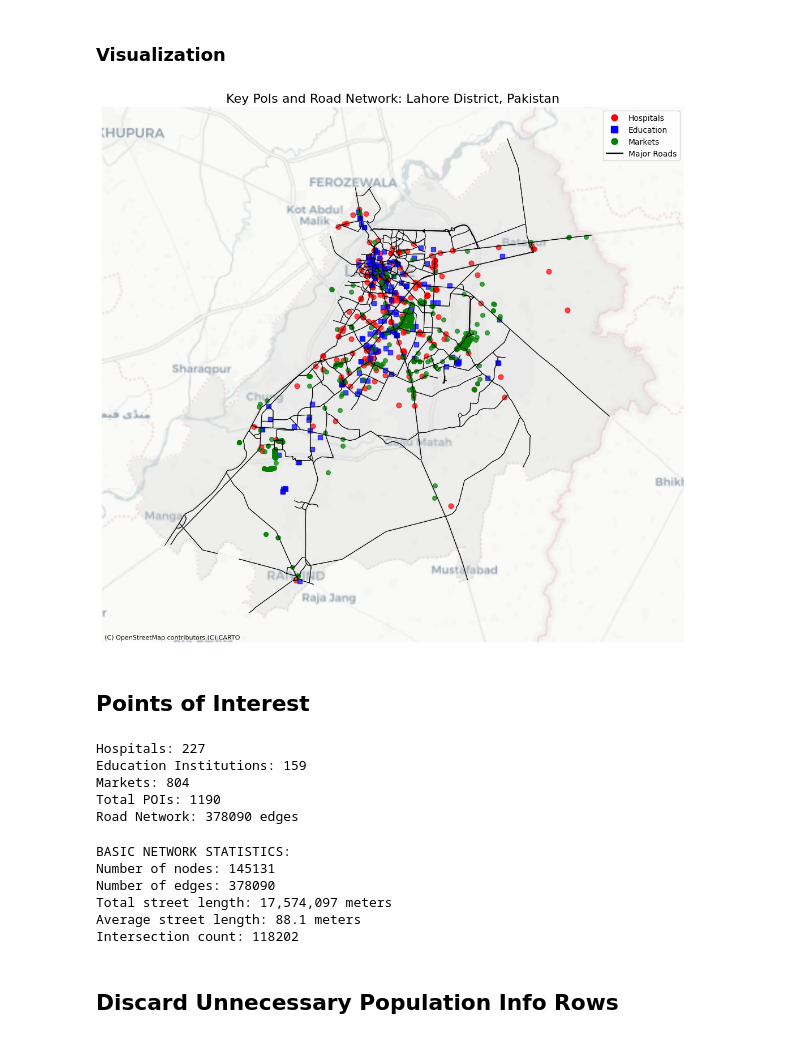
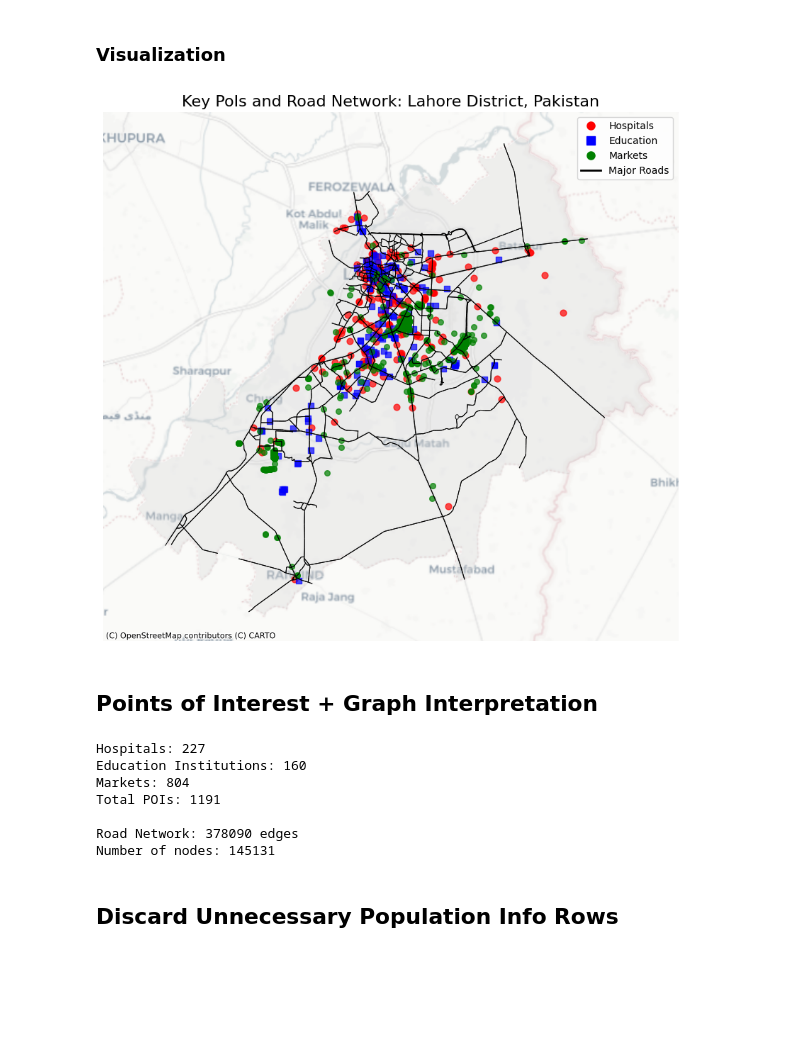
Before and after one commit to masroof-maindak/naqsha-e-safar, a Jupyter notebook: src/preprocessing.ipynb, the cells around one changed output. Cells and saved outputs as stored; diff of their text form; code cells hidden in the pictures; blank space fills up the shorter version.

```diff
--- a/src/preprocessing.ipynb
+++ b/src/preprocessing.ipynb
@@ -118,6 +155,0 @@ plt.show()
-# %%
-utm_crs = gdf_utm.crs
-print("UTM CRS:", utm_crs)
-
-if utm_crs is None:
-    raise TypeError("`utm_crs` is none.")
@@ -126,9 +158,11 @@ UTM CRS: EPSG:32643
 # %%
 pois = ox.features_from_place(
-    lahore_str,
+    LHR_NAME_STR,
     {
         "amenity": ["hospital", "university", "college"],
         "shop": ["supermarket", "mall"],
         "building": ["retail", "commercial"],
     },
 )
+
+pois.head(3)
@@ -179,13 +222,13 @@ all_pois.head(3)
 # %%
-if os.path.exists(f"{OUTPUT_DIR}/network.graphml"):
-    print("Found graph. Loading.")
-    G = ox.load_graphml(f"{OUTPUT_DIR}/network.graphml")
+if os.path.exists(f"{OSMNX_DATA_DIR}/network.graphml"):
+    print("Found Lahore's graph. Loading.")
+    lhr_graph = ox.load_graphml(f"{OSMNX_DATA_DIR}/network.graphml")
 else:
     print("Graph not found. Computing...")
-    G = ox.graph_from_polygon(
-        boundary.geometry.iloc[0], network_type="drive", truncate_by_edge=True
+    lhr_graph = ox.graph_from_polygon(  # downloads
+        lhr_boundary.geometry.iloc[0], network_type="drive", truncate_by_edge=True  # type: ignore
     )
 
-    G = ox.project_graph(G, to_crs=utm_crs)
-    ox.save_graphml(G, filepath=f"{OUTPUT_DIR}/network.graphml")
+    lhr_graph = ox.project_graph(lhr_graph, to_crs=utm_crs)
+    ox.save_graphml(lhr_graph, filepath=f"{OSMNX_DATA_DIR}/network.graphml")
 # %% [output]
@@ -203,3 +236,7 @@ if not os.path.exists(BOUNDARY_FPATH):
 # %%
-edges = ox.graph_to_gdfs(G, nodes=False, edges=True)
-major_roads = edges[edges["highway"].isin(["primary", "secondary", "trunk"])]
+nodes, edges = ox.graph_to_gdfs(lhr_graph)
+major_roads: GeoDataFrame = edges[
+    edges["highway"].isin(["primary", "secondary", "trunk"])
+]
+
+major_roads.head(3)
@@ -206,50 +249,54 @@ major_roads = edges[edges["highway"].isin(["primary", "secondary", "trunk"])]
 # %% [markdown]
 ### Visualization
 # %%
-fig, ax = plt.subplots(figsize=(12, 10))
+fig, ax = plt.subplots(figsize=(10, 8))
 
-boundary.plot(ax=ax, color="lightgray", edgecolor="white", alpha=0.3)
+lhr_boundary.plot(ax=ax, color="lightgray", edgecolor="white", alpha=0.3)
 major_roads.plot(ax=ax, color="black", linewidth=0.7)
 
 poi_colors = {"hospital": "red", "education": "blue", "market": "green"}
 for ptype, color in poi_colors.items():
     subset = all_pois[all_pois["type"] == ptype]
     subset.plot(
         ax=ax,
         color=color,
         markersize=30 + 10 * (ptype == "hospital"),
         alpha=0.7,
         marker="o" if ptype != "education" else "s",
     )
 
-ctx.add_basemap(ax, crs=utm_crs, source=ctx.providers.CartoDB.Positron)
+ctx.add_basemap(ax, crs=utm_crs, source=ctx.providers.CartoDB.Positron)  # type: ignore
 
 legend_elements = [
     Line2D([0], [0], color="red", lw=0, marker="o", markersize=8, label="Hospitals"),
     Line2D([0], [0], color="blue", lw=0, marker="s", markersize=8, label="Education"),
     Line2D([0], [0], color="green", lw=0, marker="o", markersize=8, label="Markets"),
     Line2D([0], [0], color="black", lw=2, label="Major Roads"),
 ]
 ax.legend(handles=legend_elements, loc="upper right")
-ax.set_title(f"Key PoIs and Road Network: {lahore_str}", fontsize=16)
+ax.set_title(f"Key PoIs and Road Network: {LHR_NAME_STR}", fontsize=16)
 ax.axis("off")
 
 plt.tight_layout()
-plt.savefig(f"{OUTPUT_DIR}/lahore-poi-network.png", dpi=300)
+plt.savefig(f"{OSMNX_DATA_DIR}/lahore-poi-network.png", dpi=300)
 plt.show()
 # %% [output]
-[figure, old version]
+[figure, new version]
 # %% [markdown]
-## Points of Interest
+## Points of Interest + Graph Interpretation
 # %%
 print(f"Hospitals: {len(hospitals)}")
 print(f"Education Institutions: {len(universities)}")
 print(f"Markets: {len(markets)}")
 print(f"Total POIs: {len(all_pois)}")
+print()
 print(f"Road Network: {len(edges)} edges")
+print(f"Number of nodes: {len(lhr_graph.nodes)}")
 # %% [output]
 Hospitals: 227
-Education Institutions: 159
+Education Institutions: 160
 Markets: 804
-Total POIs: 1190
+Total POIs: 1191
+
 Road Network: 378090 edges
+Number of nodes: 145131
@@ -258,17 +303,3 @@ basic_stats = ox.basic_stats(G)
-# %%
-print("BASIC NETWORK STATISTICS:")
-print(f"Number of nodes: {basic_stats['n']}")
-print(f"Number of edges: {basic_stats['m']}")
-print(f"Total street length: {basic_stats['street_length_total']:,.0f} meters")
-print(f"Average street length: {basic_stats['street_length_avg']:.1f} meters")
-print(f"Intersection count: {basic_stats['intersection_count']}")
-# %% [output]
-BASIC NETWORK STATISTICS:
-Number of nodes: 145131
-Number of edges: 378090
-Total street length: 17,574,097 meters
-Average street length: 88.1 meters
-Intersection count: 118202
 # %% [markdown]
 ## Discard Unnecessary Population Info Rows
 # %%
```
Also changed, not shown: parts of 28 cells of this notebook.
